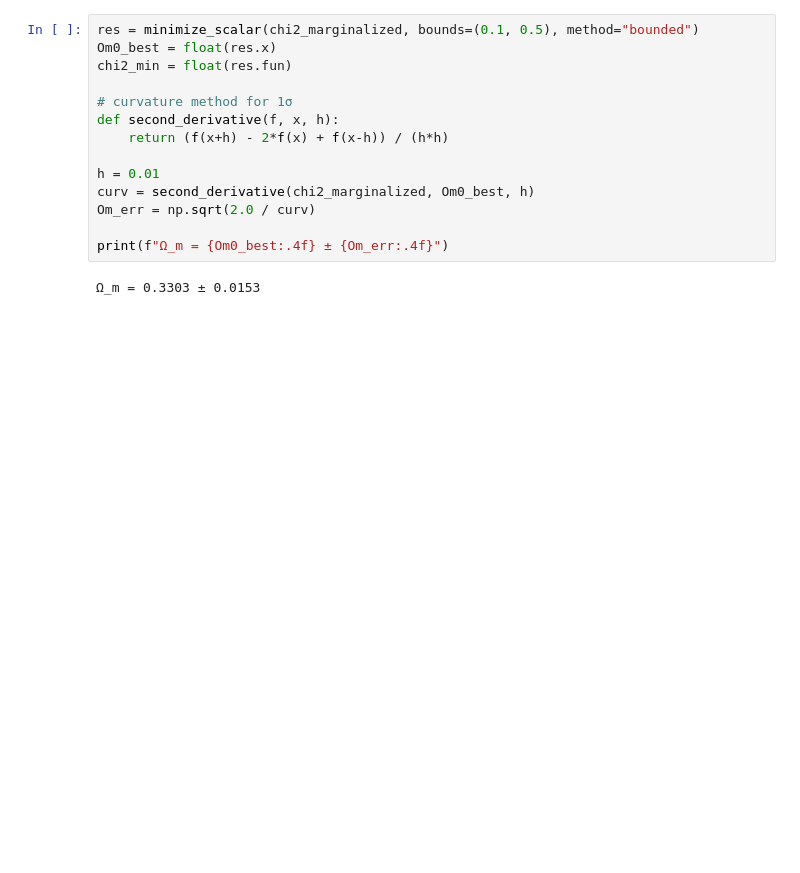
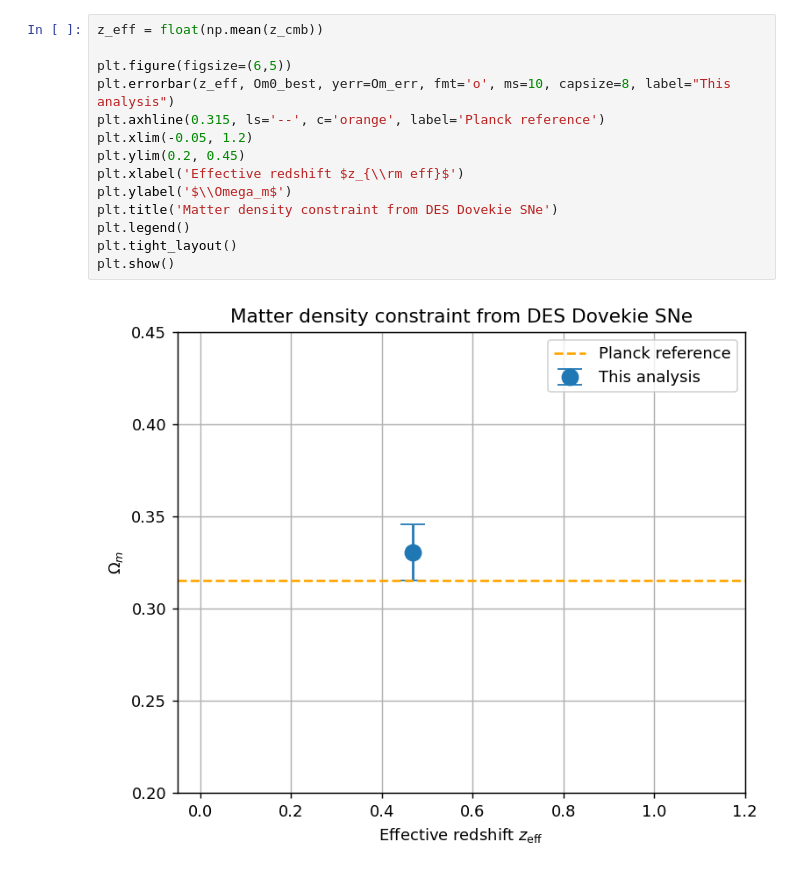
Before and after one commit to ShBrady/MSc-Thesis, a Jupyter notebook: CODE.ipynb, the cells around one changed output. Cells and saved outputs as stored; diff of their text form; blank space fills up the shorter version.

```diff
--- a/CODE.ipynb
+++ b/CODE.ipynb
@@ -64,17 +166,17 @@ def chi2_marginalized(Om0):
 # %%
-res = minimize_scalar(chi2_marginalized, bounds=(0.1, 0.5), method="bounded")
-Om0_best = float(res.x)
-chi2_min = float(res.fun)
+z_eff = float(np.mean(z_cmb))
 
-# curvature method for 1σ
-def second_derivative(f, x, h):
-    return (f(x+h) - 2*f(x) + f(x-h)) / (h*h)
-
-h = 0.01
-curv = second_derivative(chi2_marginalized, Om0_best, h)
-Om_err = np.sqrt(2.0 / curv)
-
-print(f"Ω_m = {Om0_best:.4f} ± {Om_err:.4f}")
+plt.figure(figsize=(6,5))
+plt.errorbar(z_eff, Om0_best, yerr=Om_err, fmt='o', ms=10, capsize=8, label="This analysis")
+plt.axhline(0.315, ls='--', c='orange', label='Planck reference')
+plt.xlim(-0.05, 1.2)
+plt.ylim(0.2, 0.45)
+plt.xlabel('Effective redshift $z_{\\rm eff}$')
+plt.ylabel('$\\Omega_m$')
+plt.title('Matter density constraint from DES Dovekie SNe')
+plt.legend()
+plt.tight_layout()
+plt.show()
 # %% [output]
-Ω_m = 0.3303 ± 0.0153
+[figure, added]
 # %%
```
Also changed, not shown: parts of 14 cells of this notebook.
